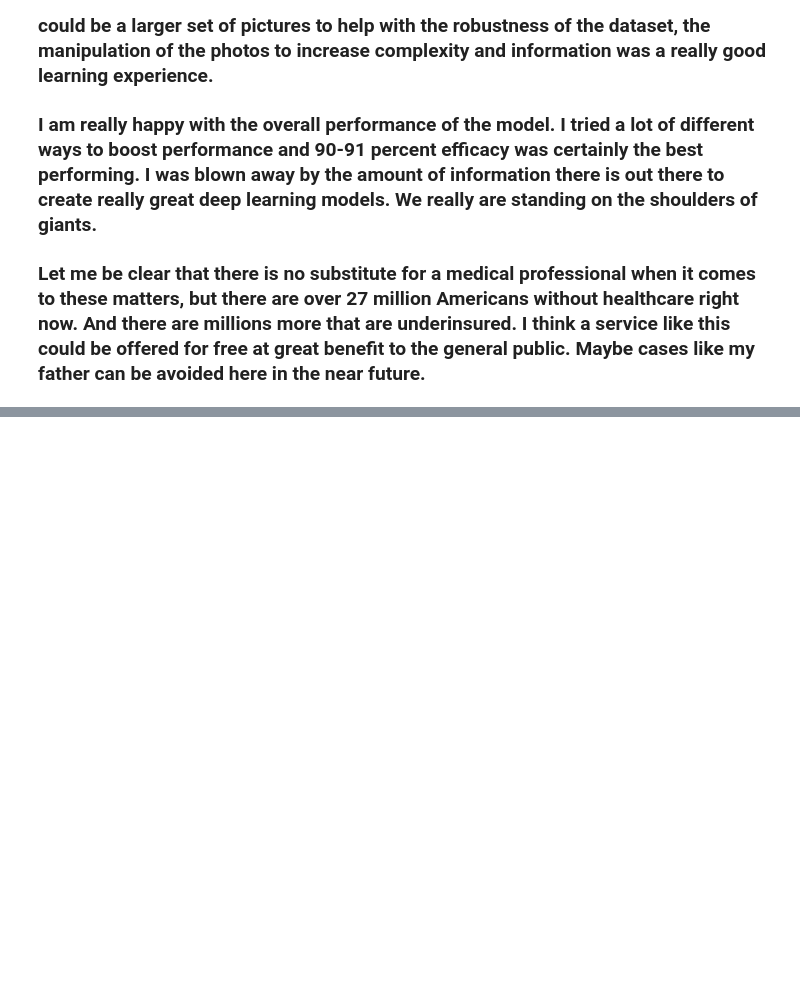
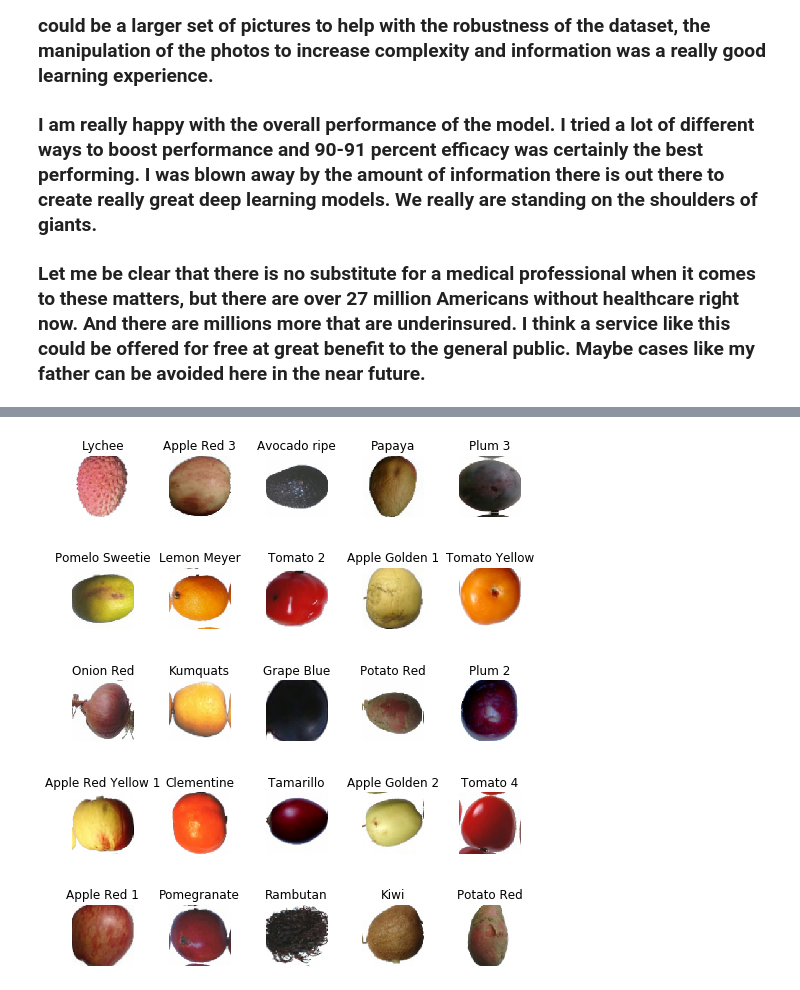
Before and after one commit to laffertyrichard/skin_cacer_final, a Jupyter notebook: skin_cancer_final (1).ipynb, the cells around one changed output, grey strips where cells are left out. Drawn from its saved outputs; the diff is of its cells as text; code cells hidden in the pictures; blank space fills up the shorter version.

```diff
--- a/skin_cancer_final (1).ipynb
+++ b/skin_cancer_final (1).ipynb
@@ -626,0 +781,11 @@ interp.plot_top_losses(9, figsize=(10,6))
+# %%
+# Using fastai's get_transform to increase available information
+tfms = get_transforms(do_flip=True, flip_vert=True)
+
+# Define how data will be split, labeled, transformed, bunched, and finally normalized.
+data = (ImageList.from_folder(path)
+        .split_by_folder('Training', 'Test')
+        .label_from_folder()
+        .transform(tfms, size=100)
+        .databunch(bs=64)
+        .normalize(imagenet_stats))
@@ -626,0 +822,4 @@ interp.plot_top_losses(9, figsize=(10,6))
+# %%
+data.show_batch(rows=5, figsize=(7,8))
+# %% [output]
+[figure, added]
```
Also changed, not shown: parts of 12 cells of this notebook.
